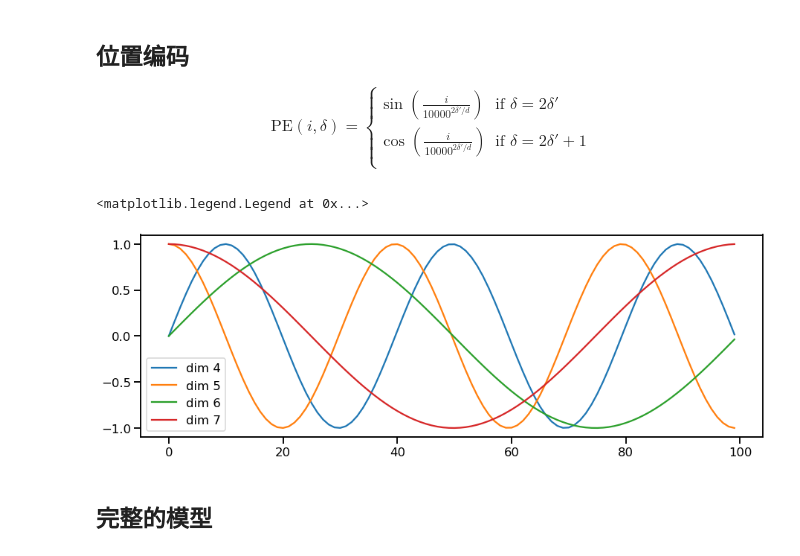
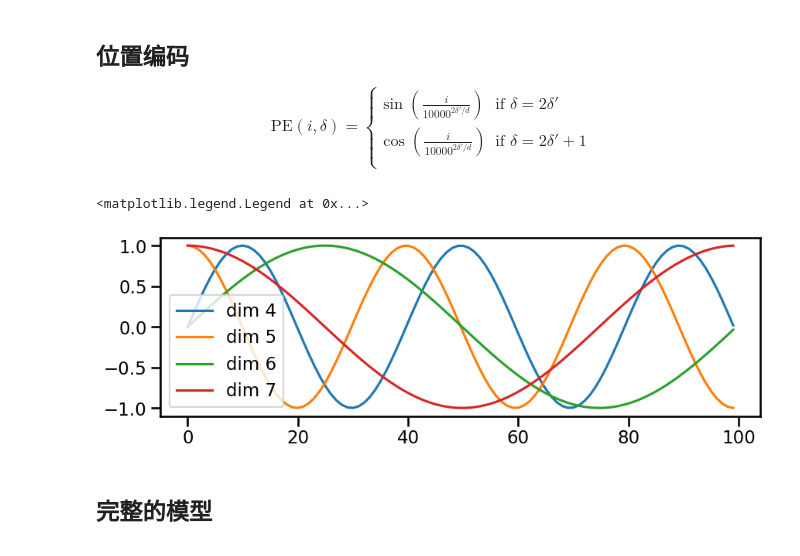
Before and after one commit to wyfdapig/learn_code, a Jupyter notebook: Transformer/Transformer模型及源代码(PyTorch).ipynb, the cells around one changed output. Saved outputs shown, nothing was run; the diff lists cells and outputs as text; code cells hidden in the pictures.

```diff
--- a/Transformer/Transformer模型及源代码(PyTorch).ipynb
+++ b/Transformer/Transformer模型及源代码(PyTorch).ipynb
@@ -371,14 +399,14 @@ class PositionalEncoding(nn.Module):
         x = x + Variable(self.pe[:, :x.size(1)], requires_grad=False)
         return self.dropout(x)
 # %%
-plt.figure(figsize=(15, 5))
+plt.figure(figsize=(10, 3))
 pe = PositionalEncoding(20, 0)
 y = pe.forward(Variable(torch.zeros(1, 100, 20)))
 plt.plot(np.arange(100), y[0, :, 4:8].data.numpy())
 plt.legend(["dim %d"%p for p in [4,5,6,7]])
 # %% [output]
 <matplotlib.legend.Legend at 0x...>
-[figure, old version]
+[figure, new version]
 # %% [markdown]
 ## 完整的模型
 # %%
```
Also changed, not shown: parts of 24 cells of this notebook.
